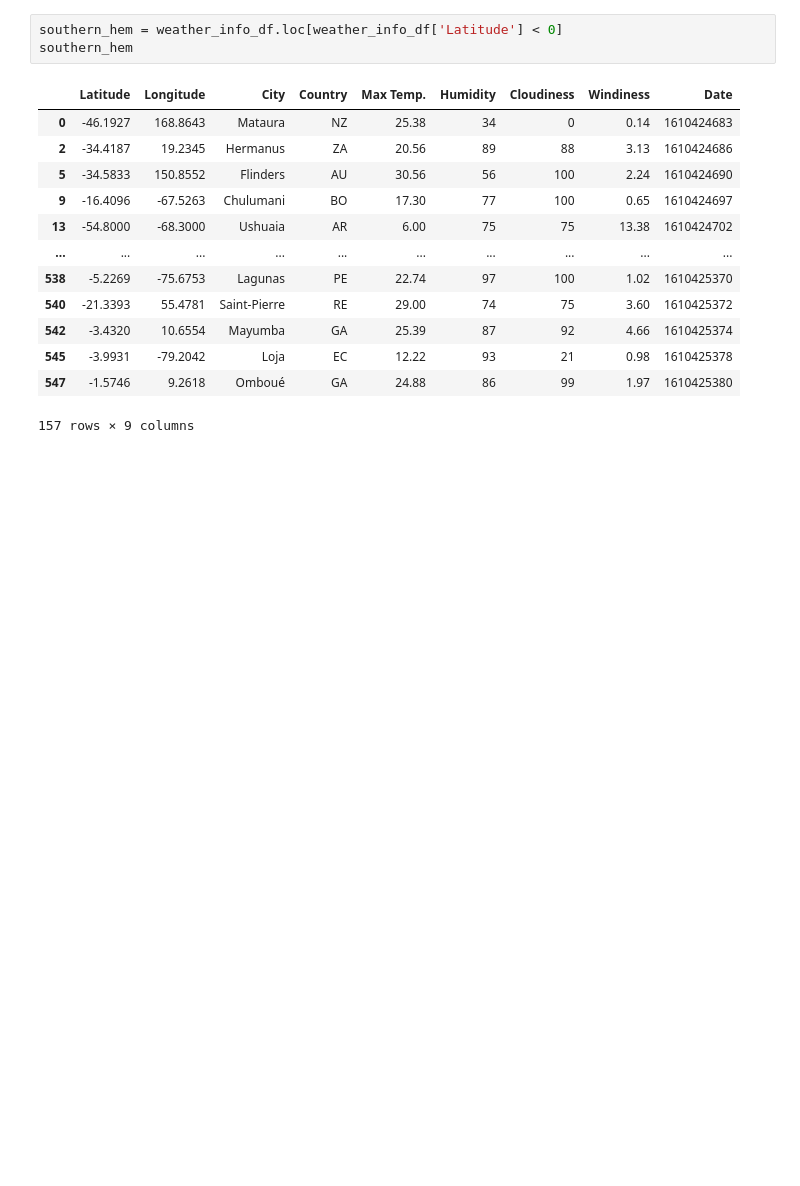
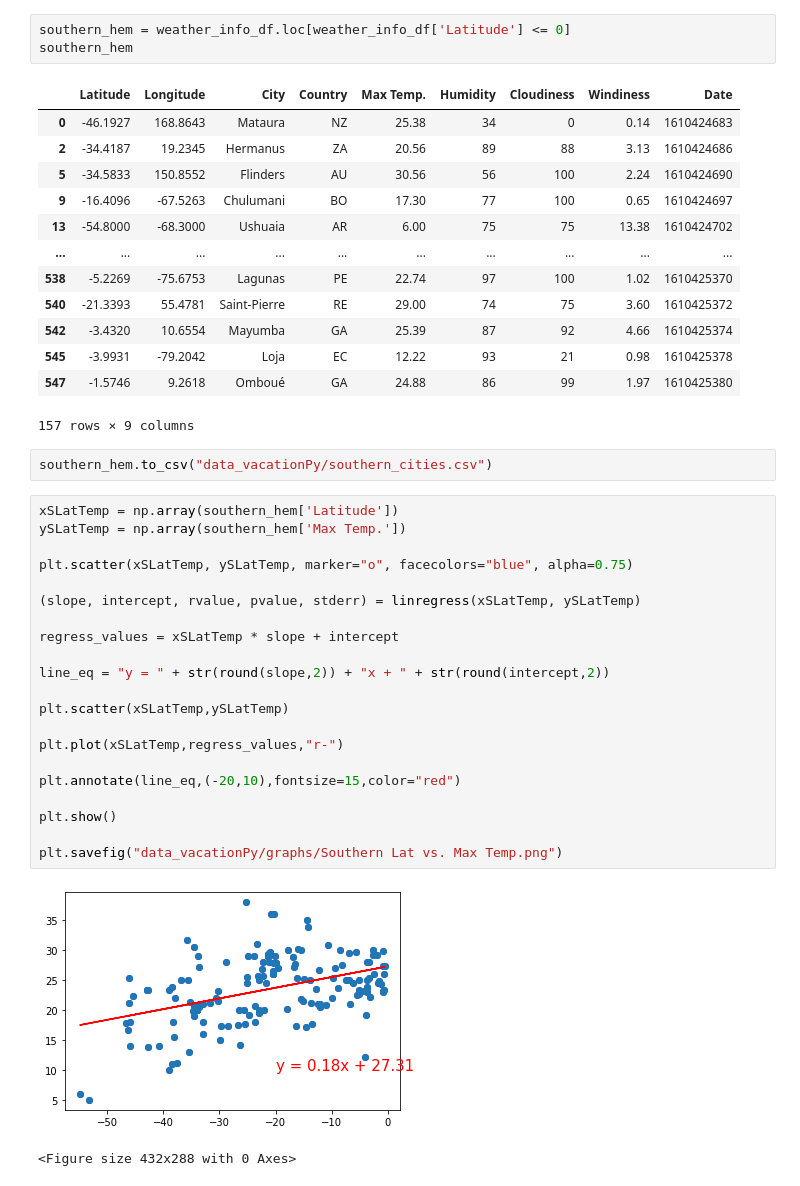
Before and after one commit to nfaber1/api-challenge, a Jupyter notebook: VacationPy/VacationPy.ipynb, the cells around one changed output. Cells and saved outputs as stored; diff of their text form; blank space fills up the shorter version.

```diff
--- a/VacationPy/VacationPy.ipynb
+++ b/VacationPy/VacationPy.ipynb
@@ -358,7 +378,7 @@ plt.show()
 # %% [markdown]
 Southern Hemisphere
 # %%
-southern_hem = weather_info_df.loc[weather_info_df['Latitude'] < 0]
+southern_hem = weather_info_df.loc[weather_info_df['Latitude'] <= 0]
 southern_hem
 # %% [output]
 |  | Latitude | Longitude | City | Country | Max Temp. | Humidity | Cloudiness | Windiness | Date |
@@ -374,3 +394,29 @@ southern_hem
 | 545 | -3.9931 | -79.2042 | Loja | EC | 12.22 | 93 | 21 | 0.98 | 1610425378 |
 | 547 | -1.5746 | 9.2618 | Omboué | GA | 24.88 | 86 | 99 | 1.97 | 1610425380 |
 157 rows × 9 columns
+# %%
+southern_hem.to_csv("data_vacationPy/southern_cities.csv")
+# %%
+xSLatTemp = np.array(southern_hem['Latitude'])
+ySLatTemp = np.array(southern_hem['Max Temp.'])
+
+plt.scatter(xSLatTemp, ySLatTemp, marker="o", facecolors="blue", alpha=0.75)
+
+(slope, intercept, rvalue, pvalue, stderr) = linregress(xSLatTemp, ySLatTemp)
+
+regress_values = xSLatTemp * slope + intercept
+
+line_eq = "y = " + str(round(slope,2)) + "x + " + str(round(intercept,2))
+
+plt.scatter(xSLatTemp,ySLatTemp)
+
+plt.plot(xSLatTemp,regress_values,"r-")
+
+plt.annotate(line_eq,(-20,10),fontsize=15,color="red")
+
+plt.show()
+
+plt.savefig("data_vacationPy/graphs/Southern Lat vs. Max Temp.png")
+# %% [output]
+[figure, added]
+<Figure size 432x288 with 0 Axes>
```
Also changed, not shown: parts of 14 cells of this notebook, 15 other files.
